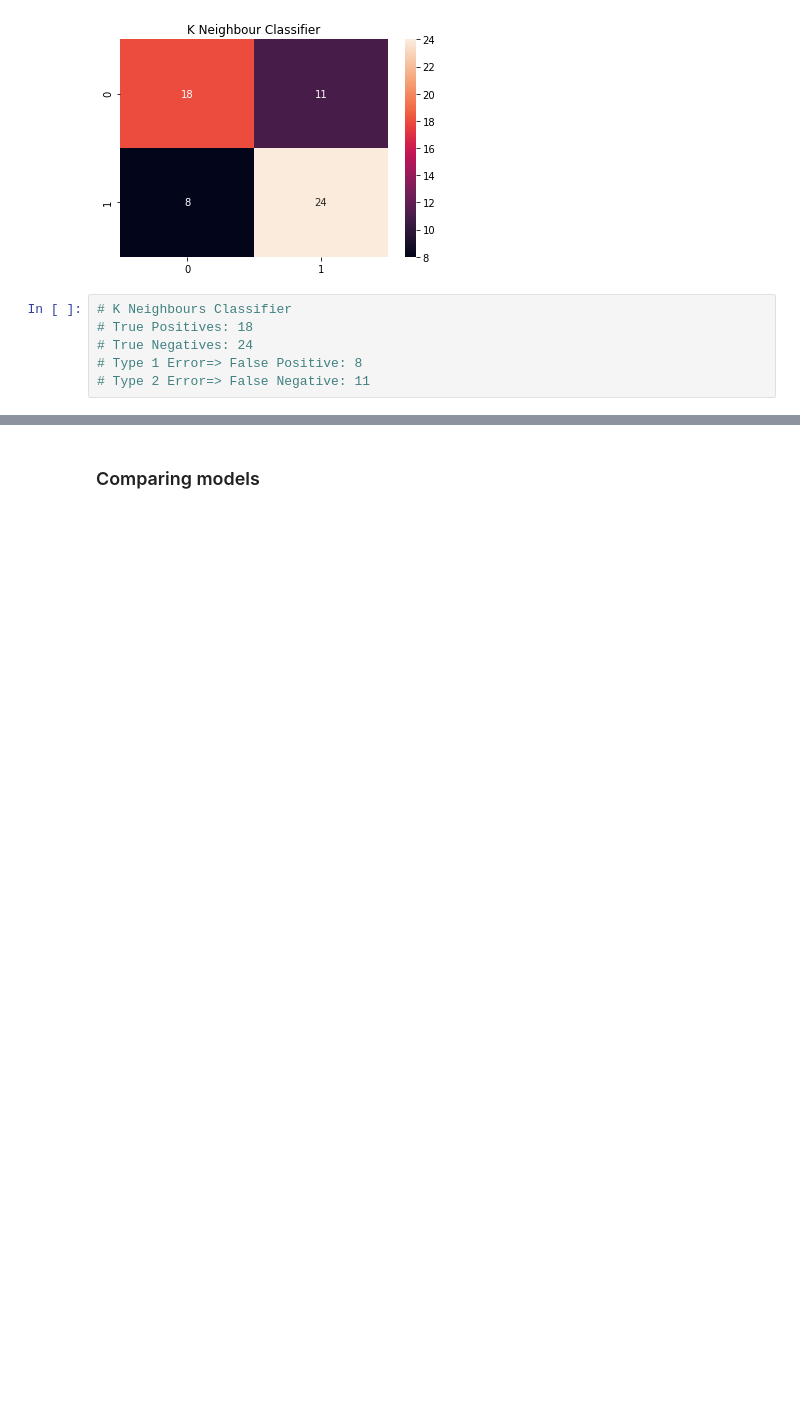
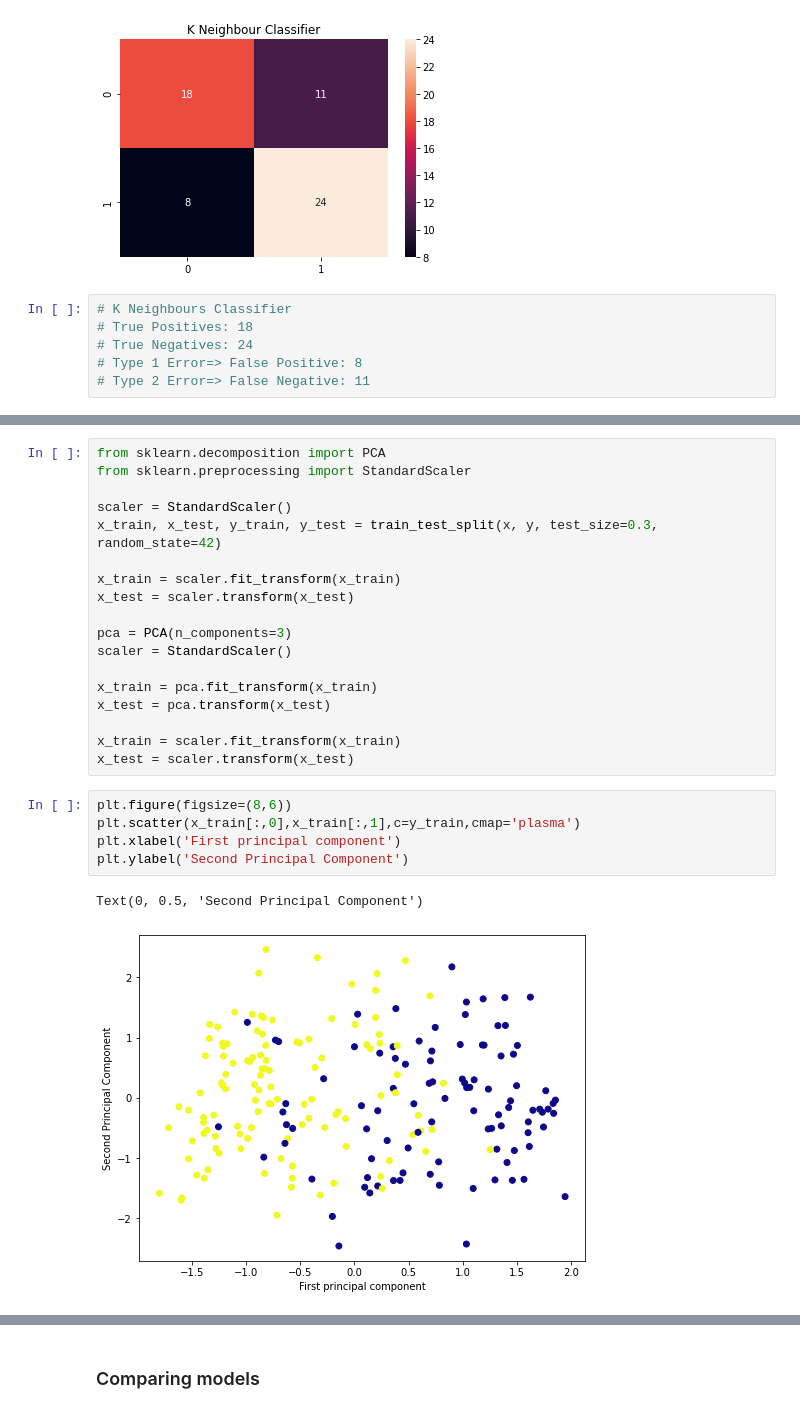
Before and after one commit to Anjankumar53/Heart_Disease_Prediction, a Jupyter notebook: FINAL.ipynb, the cells around one changed output, grey strips where cells are left out. Cells and saved outputs as stored; diff of their text form; blank space fills up the shorter version.

```diff
--- a/FINAL.ipynb
+++ b/FINAL.ipynb
@@ -375,0 +423,26 @@ plt.show()
+# %%
+from sklearn.decomposition import PCA
+from sklearn.preprocessing import StandardScaler
+
+scaler = StandardScaler()
+x_train, x_test, y_train, y_test = train_test_split(x, y, test_size=0.3, random_state=42)
+
+x_train = scaler.fit_transform(x_train)
+x_test = scaler.transform(x_test)
+
+pca = PCA(n_components=3)
+scaler = StandardScaler()
+
+x_train = pca.fit_transform(x_train)
+x_test = pca.transform(x_test)
+
+x_train = scaler.fit_transform(x_train)
+x_test = scaler.transform(x_test)
+# %%
+plt.figure(figsize=(8,6))
+plt.scatter(x_train[:,0],x_train[:,1],c=y_train,cmap='plasma')
+plt.xlabel('First principal component')
+plt.ylabel('Second Principal Component')
+# %% [output]
+Text(0, 0.5, 'Second Principal Component')
+[figure, added]
```
Also changed, not shown: parts of 30 cells of this notebook, 1 other file.
